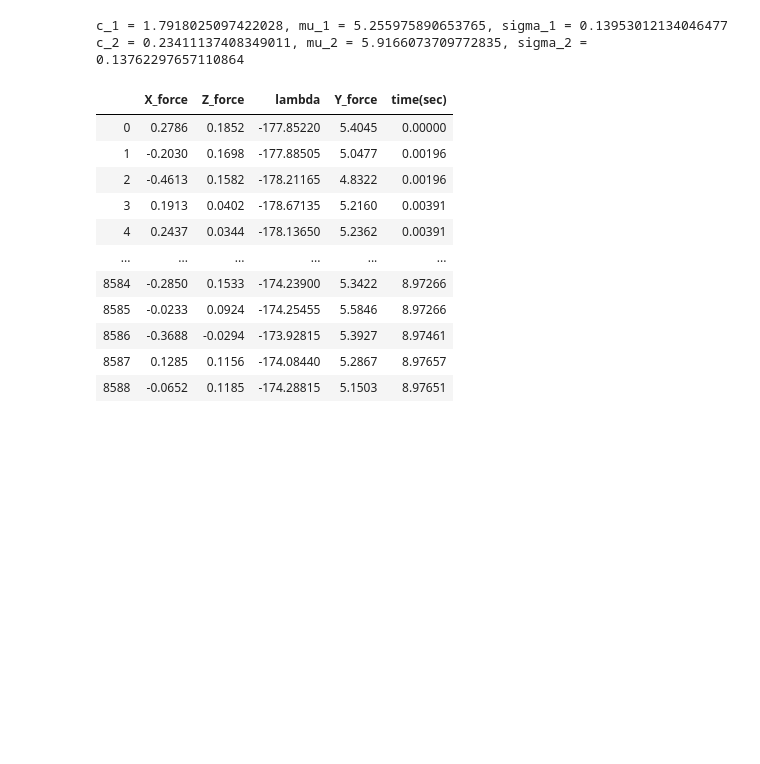
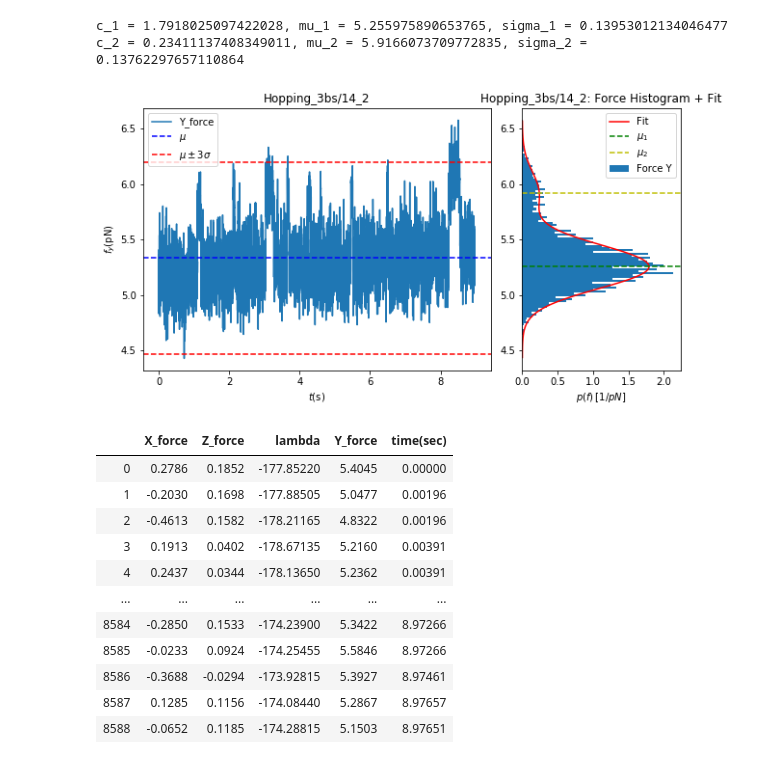
Before and after one commit to RiccardoTancredi/TesiTriennale, a Jupyter notebook: hopping.ipynb, the cells around one changed output. Drawn from its saved outputs; the diff is of its cells as text; code cells hidden in the pictures; blank space fills up the shorter version.

```diff
--- a/hopping.ipynb
+++ b/hopping.ipynb
@@ -76,6 +80,10 @@ fitting_par = grafici.fit(guess=prova)
 [figure]
 c_1 = 1.7918025097422028, mu_1 = 5.255975890653765, sigma_1 = 0.13953012134046477
 c_2 = 0.23411137408349011, mu_2 = 5.9166073709772835, sigma_2 = 0.13762297657110864
+# %%
+grafici.subplots(fitting_par)
+# %% [output]
+[figure, added]
 # %%
 data_frame
 # %% [output]
```
Also changed, not shown: parts of 1 cell of this notebook, 1 other file.
